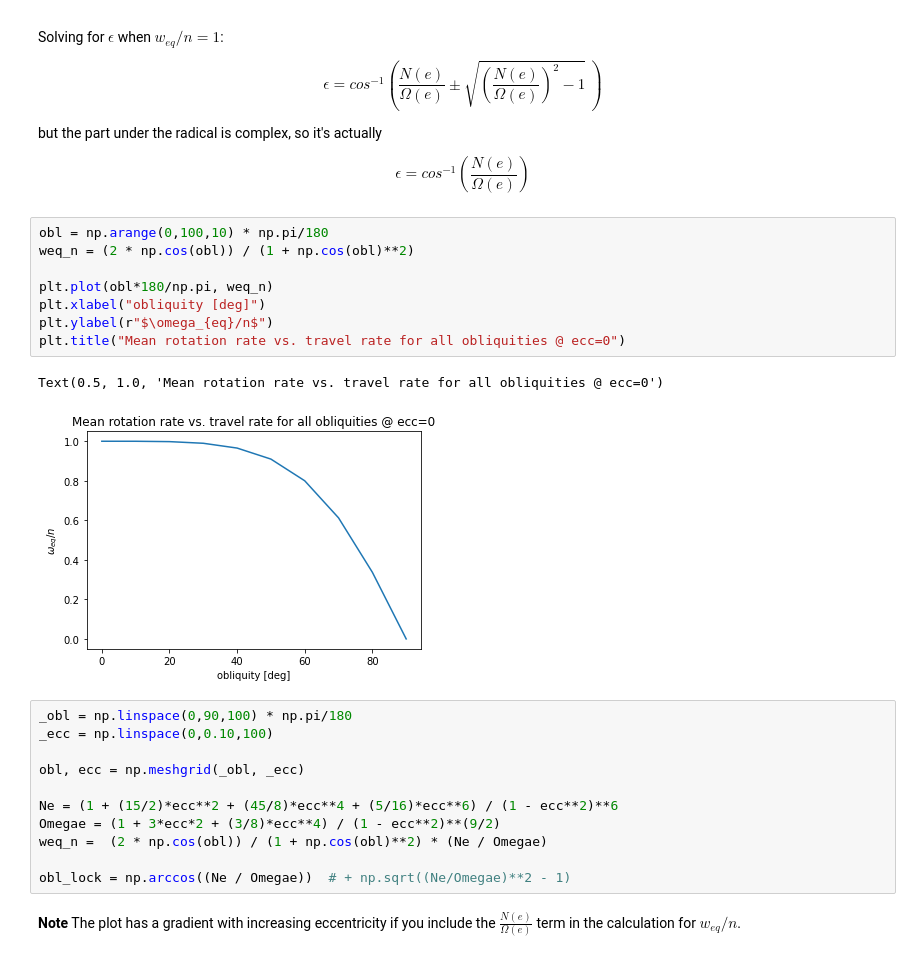
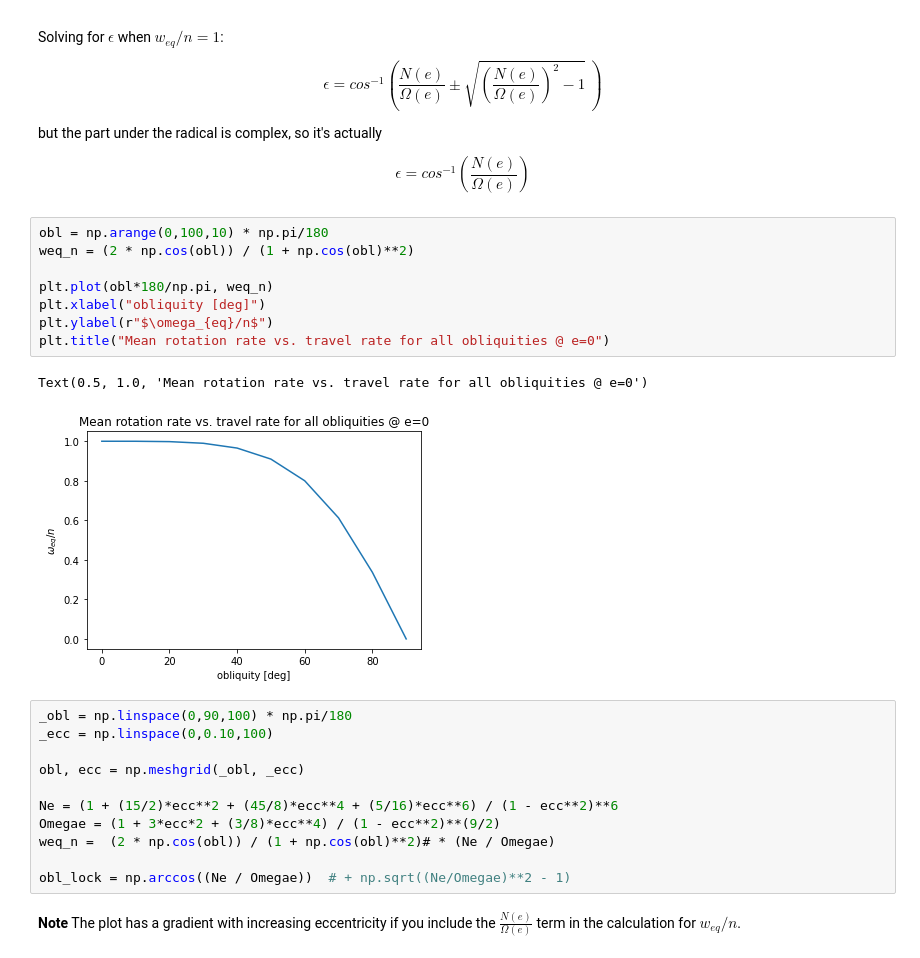
Before and after one commit to namagu/rossiter-mclaughlin-coaddventure, a Jupyter notebook: days_and_years.ipynb, the cells around one changed output. Cells and saved outputs as stored; diff of their text form.

```diff
--- a/days_and_years.ipynb
+++ b/days_and_years.ipynb
@@ -89,14 +267,14 @@ $$ \epsilon = cos^{-1} \left( \frac{N(e)}{\Omega(e)}\right) $$
 # %%
 obl = np.arange(0,100,10) * np.pi/180
 weq_n = (2 * np.cos(obl)) / (1 + np.cos(obl)**2)
 
 plt.plot(obl*180/np.pi, weq_n)
 plt.xlabel("obliquity [deg]")
 plt.ylabel(r"$\omega_{eq}/n$")
-plt.title("Mean rotation rate vs. travel rate for all obliquities @ ecc=0")
+plt.title("Mean rotation rate vs. travel rate for all obliquities @ e=0")
 # %% [output]
-Text(0.5, 1.0, 'Mean rotation rate vs. travel rate for all obliquities @ ecc=0')
+Text(0.5, 1.0, 'Mean rotation rate vs. travel rate for all obliquities @ e=0')
-[figure, old version]
+[figure, new version]
 # %%
 _obl = np.linspace(0,90,100) * np.pi/180
 _ecc = np.linspace(0,0.10,100)
@@ -105,7 +283,7 @@ obl, ecc = np.meshgrid(_obl, _ecc)
 
 Ne = (1 + (15/2)*ecc**2 + (45/8)*ecc**4 + (5/16)*ecc**6) / (1 - ecc**2)**6
 Omegae = (1 + 3*ecc*2 + (3/8)*ecc**4) / (1 - ecc**2)**(9/2)
-weq_n =  (2 * np.cos(obl)) / (1 + np.cos(obl)**2) * (Ne / Omegae)
+weq_n =  (2 * np.cos(obl)) / (1 + np.cos(obl)**2)# * (Ne / Omegae)
 
 obl_lock = np.arccos((Ne / Omegae))  # + np.sqrt((Ne/Omegae)**2 - 1)
 # %% [markdown]
```
Also changed, not shown: parts of 25 cells of this notebook.
